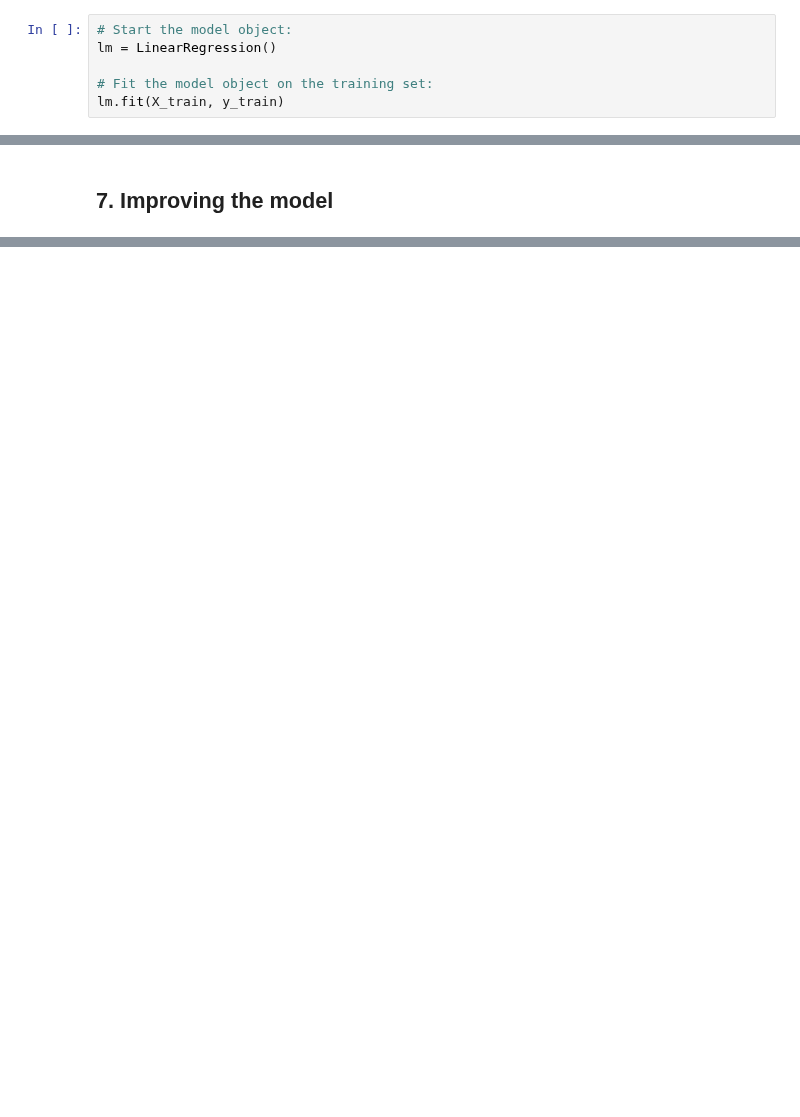
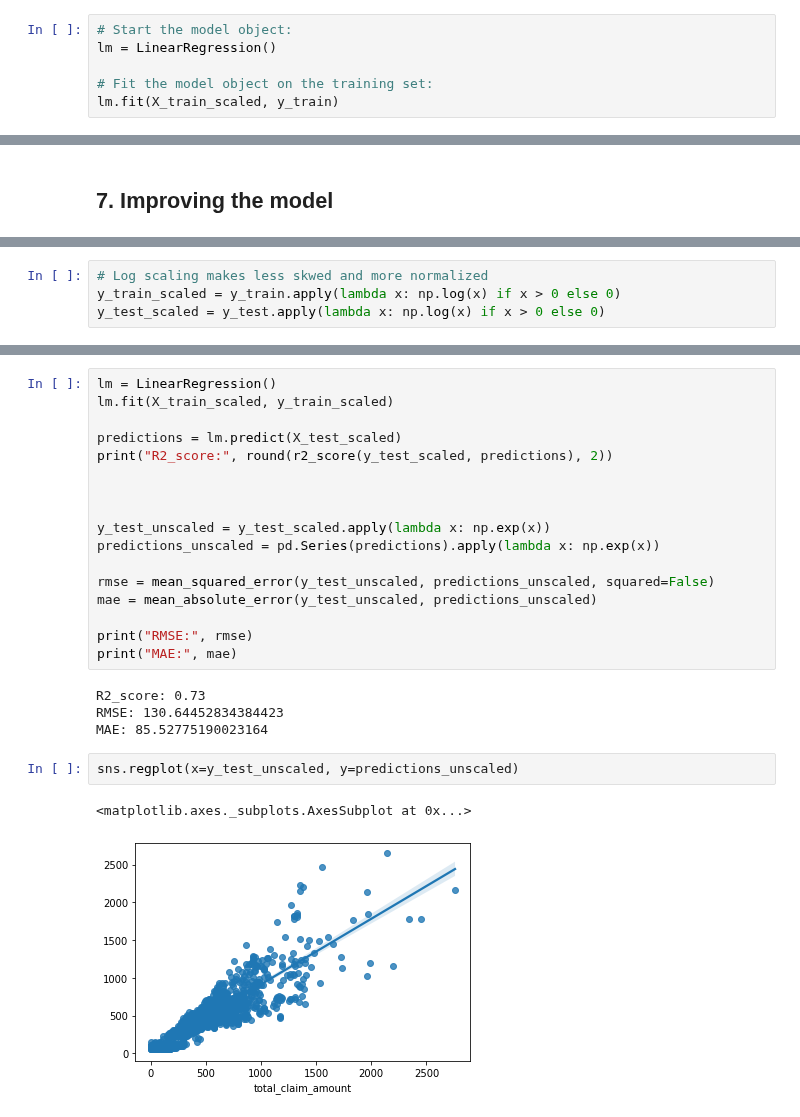
Before and after one commit to dooinn/lab-customer-analysis-round-5, a Jupyter notebook: lab-customer-analysis-round-567.ipynb, the cells around one changed output, grey strips where cells are left out. Drawn from its saved outputs; the diff is of its cells as text; blank space fills up the shorter version.

```diff
--- a/lab-customer-analysis-round-567.ipynb
+++ b/lab-customer-analysis-round-567.ipynb
@@ -312,7 +313,7 @@ X_test_scaled = scaler.transform(X_test)
 lm = LinearRegression()
 
 # Fit the model object on the training set:
-lm.fit(X_train, y_train)
+lm.fit(X_train_scaled, y_train)
 # %% [output]
 LinearRegression()
 # %% [markdown]
@@ -334,0 +343,4 @@ MAE: 94.52272816801197
+# %%
+# Log scaling makes less skwed and more normalized
+y_train_scaled = y_train.apply(lambda x: np.log(x) if x > 0 else 0)
+y_test_scaled = y_test.apply(lambda x: np.log(x) if x > 0 else 0)
@@ -334,0 +374,26 @@ MAE: 94.52272816801197
+# %%
+lm = LinearRegression()
+lm.fit(X_train_scaled, y_train_scaled)
+
+predictions = lm.predict(X_test_scaled)
+print("R2_score:", round(r2_score(y_test_scaled, predictions), 2))
+
+
+
+y_test_unscaled = y_test_scaled.apply(lambda x: np.exp(x))
+predictions_unscaled = pd.Series(predictions).apply(lambda x: np.exp(x))
+
+rmse = mean_squared_error(y_test_unscaled, predictions_unscaled, squared=False)
+mae = mean_absolute_error(y_test_unscaled, predictions_unscaled)
+
+print("RMSE:", rmse)
+print("MAE:", mae)
+# %% [output]
+R2_score: 0.73
+RMSE: 130.64452834384423
+MAE: 85.52775190023164
+# %%
+sns.regplot(x=y_test_unscaled, y=predictions_unscaled)
+# %% [output]
+<matplotlib.axes._subplots.AxesSubplot at 0x...>
+[figure, added]
```
Also changed, not shown: parts of 30 cells of this notebook.
